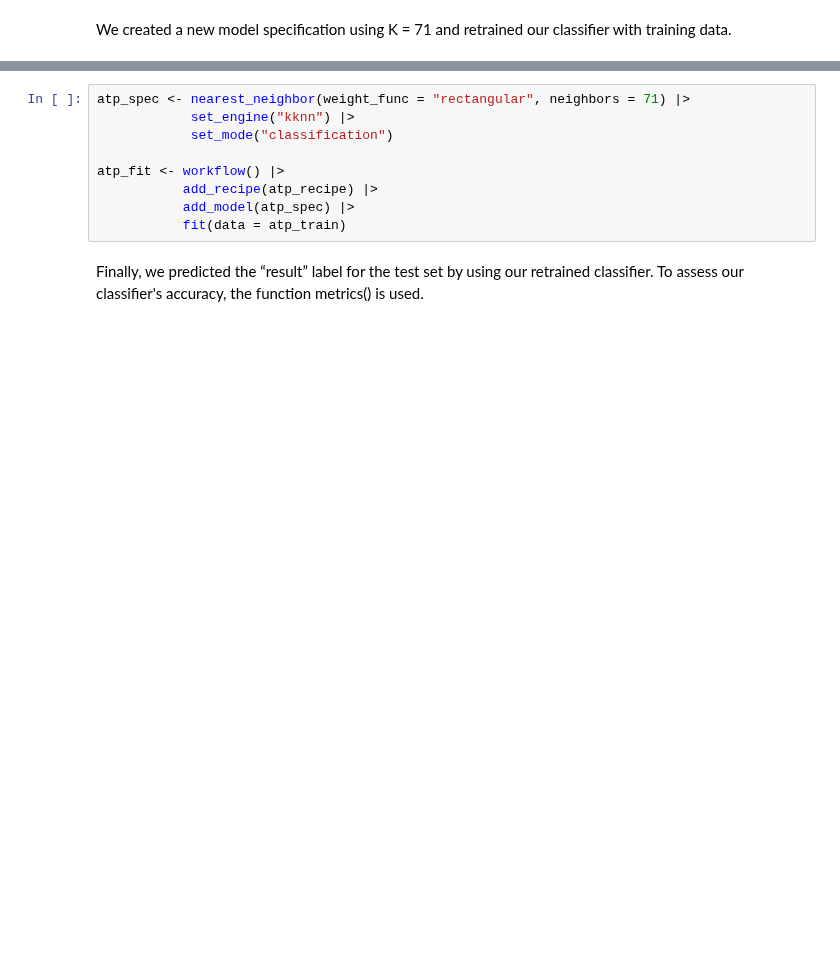
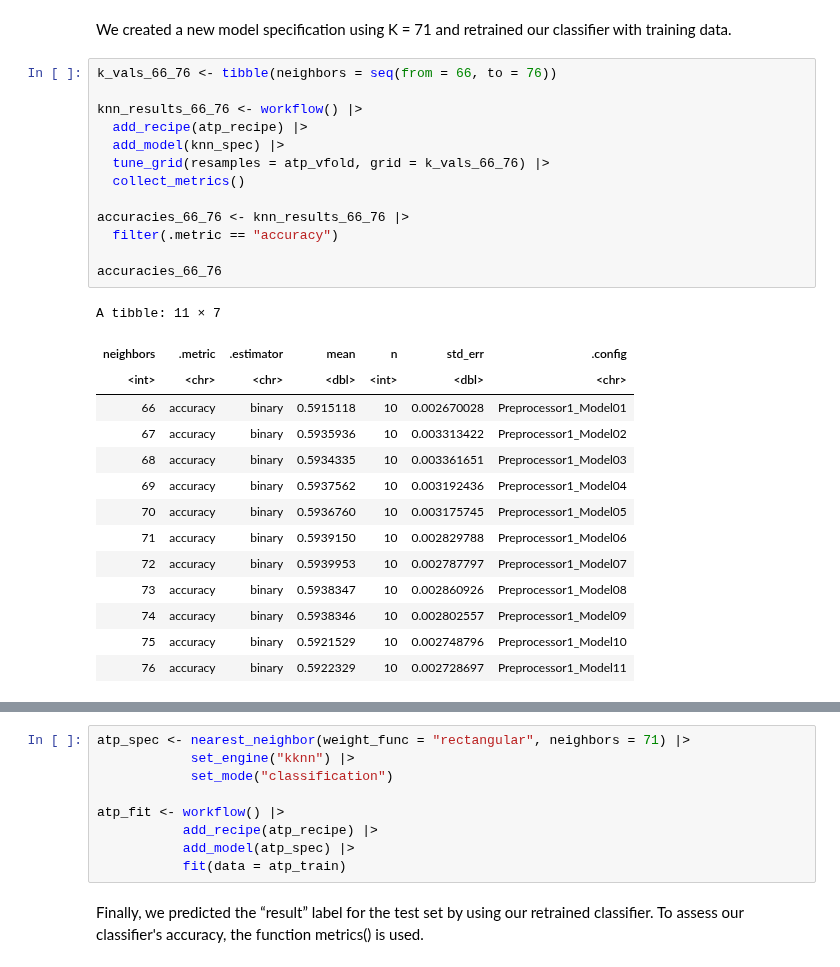
Before and after one commit to EllaShi7/DSCI-100-2022w2-Group-42-Project, a Jupyter notebook: Group_Project_Report.ipynb, the cells around one changed output, grey strips where cells are left out. Drawn from its saved outputs; the diff is of its cells as text; blank space fills up the shorter version.

```diff
--- a/Group_Project_Report.ipynb
+++ b/Group_Project_Report.ipynb
@@ -346,2 +366,30 @@ ERROR: Error in ggplot(accuracies, aes(x = neighbors, y = mean)): object 'accura
 # %% [markdown]
 We created a new model specification using K = 71 and retrained our classifier with training data.
+# %%
+k_vals_66_76 <- tibble(neighbors = seq(from = 66, to = 76))
+
+knn_results_66_76 <- workflow() |>
+  add_recipe(atp_recipe) |>
+  add_model(knn_spec) |>
+  tune_grid(resamples = atp_vfold, grid = k_vals_66_76) |>
+  collect_metrics()
+
+accuracies_66_76 <- knn_results_66_76 |>
+  filter(.metric == "accuracy")
+
+accuracies_66_76
+# %% [output]
+A tibble: 11 × 7
+| neighbors | .metric | .estimator | mean | n | std_err | .config |
+| <int> | <chr> | <chr> | <dbl> | <int> | <dbl> | <chr> |
+| 66 | accuracy | binary | 0.5915118 | 10 | 0.002670028 | Preprocessor1_Model01 |
+| 67 | accuracy | binary | 0.5935936 | 10 | 0.003313422 | Preprocessor1_Model02 |
+| 68 | accuracy | binary | 0.5934335 | 10 | 0.003361651 | Preprocessor1_Model03 |
+| 69 | accuracy | binary | 0.5937562 | 10 | 0.003192436 | Preprocessor1_Model04 |
+| 70 | accuracy | binary | 0.5936760 | 10 | 0.003175745 | Preprocessor1_Model05 |
+| 71 | accuracy | binary | 0.5939150 | 10 | 0.002829788 | Preprocessor1_Model06 |
+| 72 | accuracy | binary | 0.5939953 | 10 | 0.002787797 | Preprocessor1_Model07 |
+| 73 | accuracy | binary | 0.5938347 | 10 | 0.002860926 | Preprocessor1_Model08 |
+| 74 | accuracy | binary | 0.5938346 | 10 | 0.002802557 | Preprocessor1_Model09 |
+| 75 | accuracy | binary | 0.5921529 | 10 | 0.002748796 | Preprocessor1_Model10 |
+| 76 | accuracy | binary | 0.5922329 | 10 | 0.002728697 | Preprocessor1_Model11 |
```
Also changed, not shown: parts of 13 cells of this notebook.
